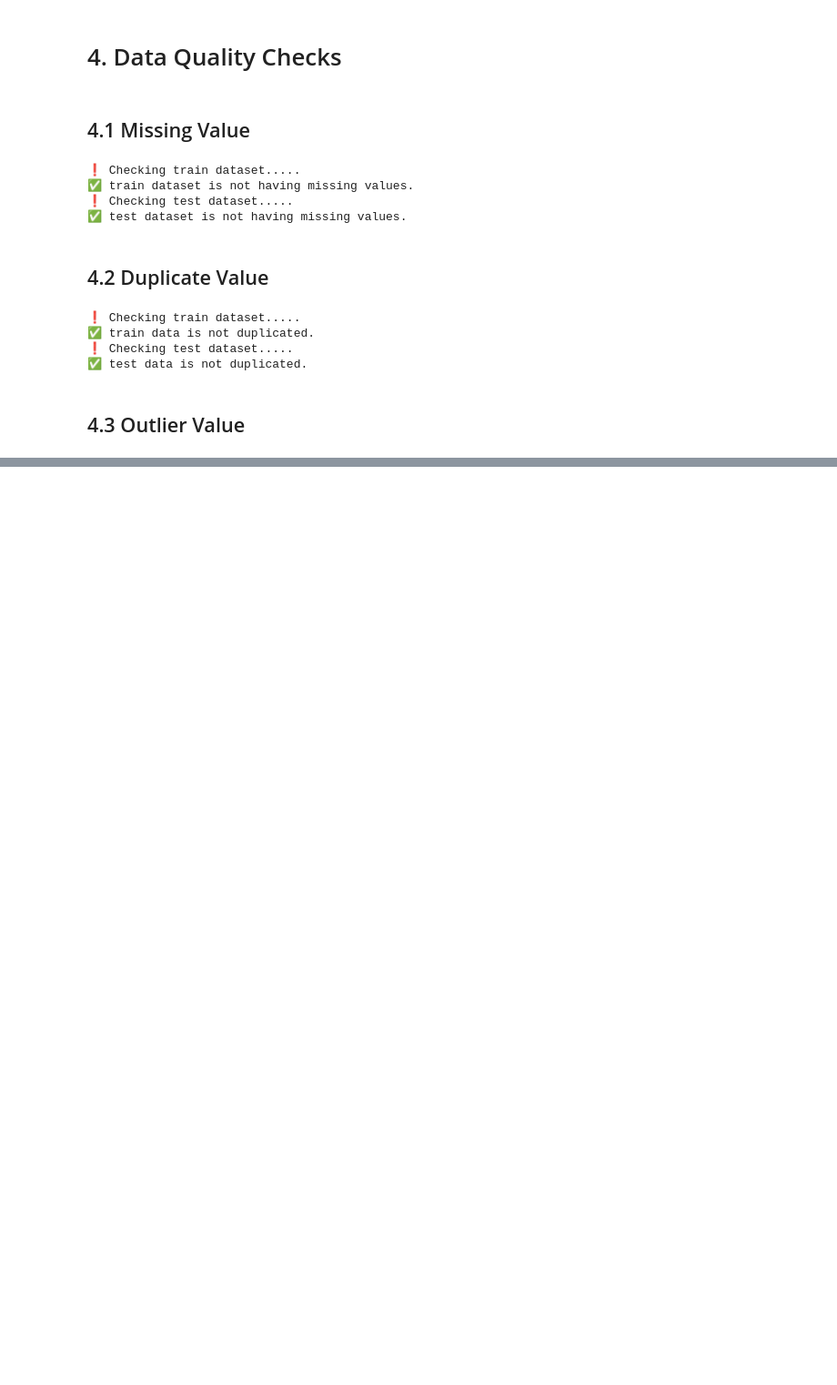
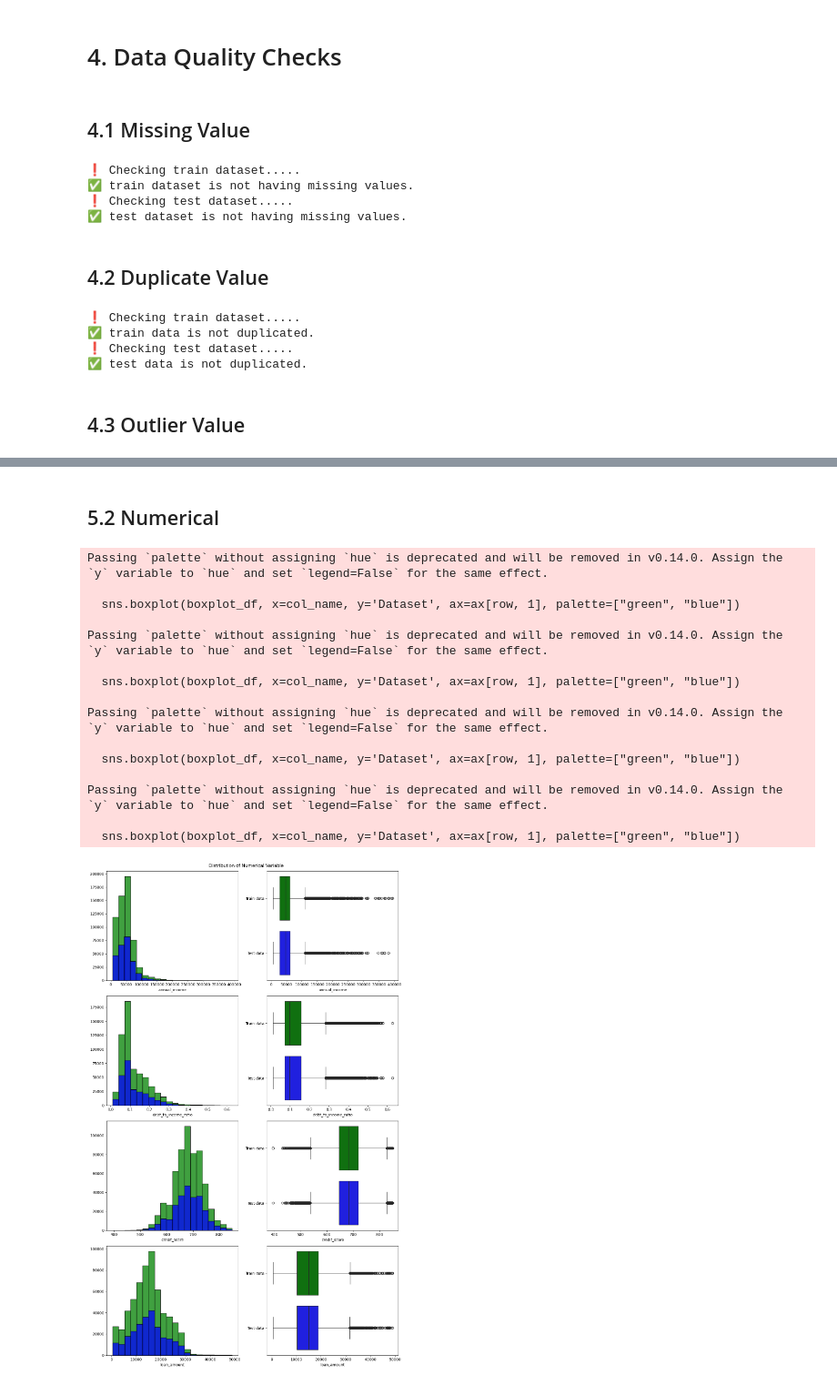
Before and after one commit to pikamanh/Predicting-Loan-Payback, a Jupyter notebook: main.ipynb, the cells around one changed output, grey strips where cells are left out. Shown at 91% size. Saved outputs shown, nothing was run; the diff lists cells and outputs as text; code cells hidden in the pictures; blank space fills up the shorter version.

```diff
--- a/main.ipynb
+++ b/main.ipynb
@@ -255,0 +396,39 @@ is_duplicate(train_df, "test")
+# %% [markdown]
+## 5.2 Numerical
+# %%
+fig, ax = plt.subplots(nrows=4, ncols=2, figsize=(Config.figsize[0], 20))
+col_names = list(numerical_train_df.columns)
+for row in range(4):
+    col_name = col_names.pop(0)
+    sns.histplot(numerical_train_df, x=col_name, bins=20, ax=ax[row, 0], label="Train data", color="green")
+    sns.histplot(numerical_test_df, x=col_name, bins=20, ax=ax[row, 0], label="Test data", color='blue')
+    boxplot_df = pd.concat([
+        pd.DataFrame({"Dataset": "Train data", col_name: train_df[col_name]}),
+        pd.DataFrame({"Dataset": "Test data", col_name: test_df[col_name]}),
+    ])
+    sns.boxplot(boxplot_df, x=col_name, y='Dataset', ax=ax[row, 1], palette=["green", "blue"])
+
+fig.suptitle('Distribution of Numerical Variable')
+
+for ax in ax.flat:
+    ax.set_ylabel("")
+
+fig.tight_layout(rect=[0, 0.03, 1, 0.99])
+plt.show()
+# %% [output]
+Passing `palette` without assigning `hue` is deprecated and will be removed in v0.14.0. Assign the `y` variable to `hue` and set `legend=False` for the same effect.
+
+  sns.boxplot(boxplot_df, x=col_name, y='Dataset', ax=ax[row, 1], palette=["green", "blue"])
+
+Passing `palette` without assigning `hue` is deprecated and will be removed in v0.14.0. Assign the `y` variable to `hue` and set `legend=False` for the same effect.
+
+  sns.boxplot(boxplot_df, x=col_name, y='Dataset', ax=ax[row, 1], palette=["green", "blue"])
+
+Passing `palette` without assigning `hue` is deprecated and will be removed in v0.14.0. Assign the `y` variable to `hue` and set `legend=False` for the same effect.
+
+  sns.boxplot(boxplot_df, x=col_name, y='Dataset', ax=ax[row, 1], palette=["green", "blue"])
+
+Passing `palette` without assigning `hue` is deprecated and will be removed in v0.14.0. Assign the `y` variable to `hue` and set `legend=False` for the same effect.
+
+  sns.boxplot(boxplot_df, x=col_name, y='Dataset', ax=ax[row, 1], palette=["green", "blue"])
+[figure, added]
```
Also changed, not shown: parts of 55 cells of this notebook, 1 other file.
